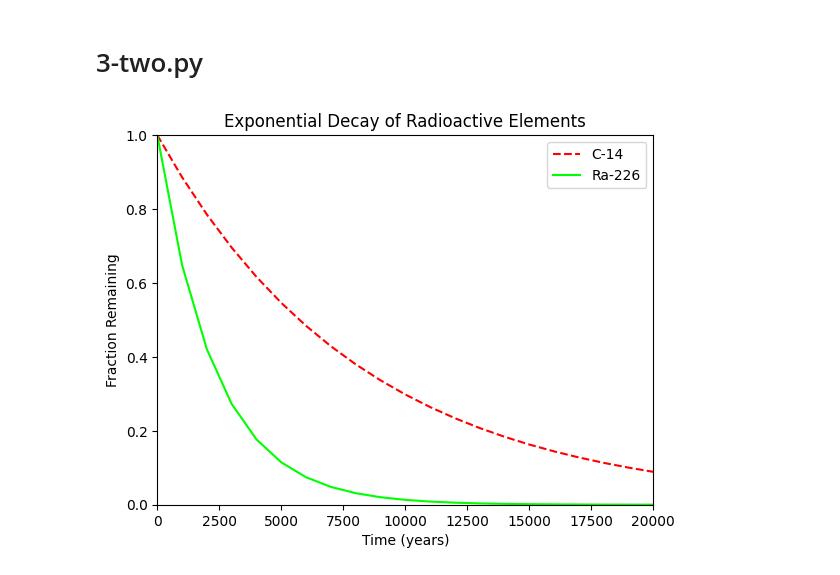
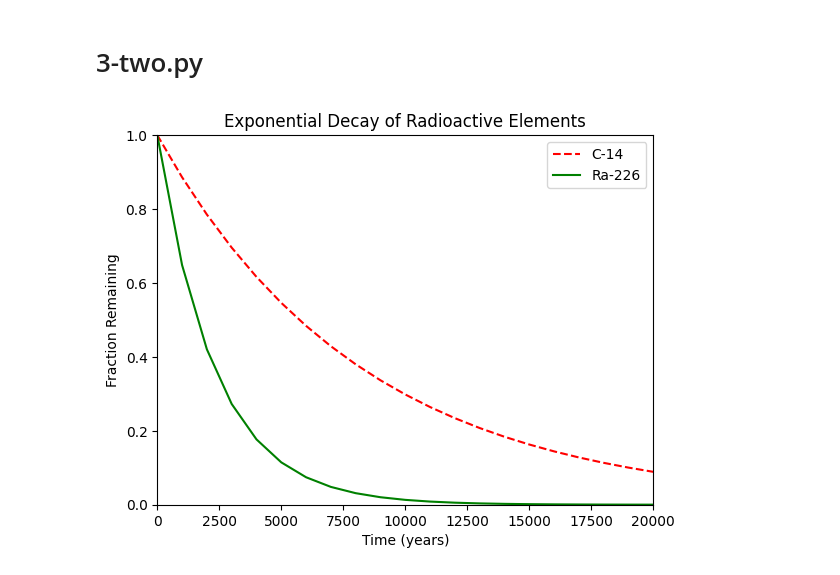
Before and after one commit to JCox924/atlas-machine_learning, a Jupyter notebook: math/plotting/test.ipynb, the cells around one changed output. Cells and saved outputs as stored; diff of their text form; code cells hidden in the pictures.

Commit message:
changed y2 line to just g

```diff
--- a/math/plotting/test.ipynb
+++ b/math/plotting/test.ipynb
@@ -74,26 +74,26 @@ change_scale()
 # %%
 import numpy as np
 import matplotlib.pyplot as plt
 
 def two():
 
     x = np.arange(0, 21000, 1000)
     r = np.log(0.5)
     t1 = 5730
     t2 = 1600
     y1 = np.exp((r / t1) * x)
     y2 = np.exp((r / t2) * x)
     plt.figure(figsize=(6.4, 4.8))
     plt.title('Exponential Decay of Radioactive Elements')
     plt.xlabel('Time (years)')
     plt.ylabel('Fraction Remaining')
     plt.xlim(0, 20000)
     plt.ylim(0, 1)
     line1, = plt.plot(x, y1, c='#FF0000', ls='--', label='C-14')
-    line2, = plt.plot(x, y2, c='#00FF00', ls='-', label='Ra-226')
+    line2, = plt.plot(x, y2, c='g', ls='-', label='Ra-226')
     plt.legend(handles=[line1, line2])
     plt.show()
 
 two()
 # %% [output]
-[figure, old version]
+[figure, new version]
```
Also changed, not shown: 1 other file.
